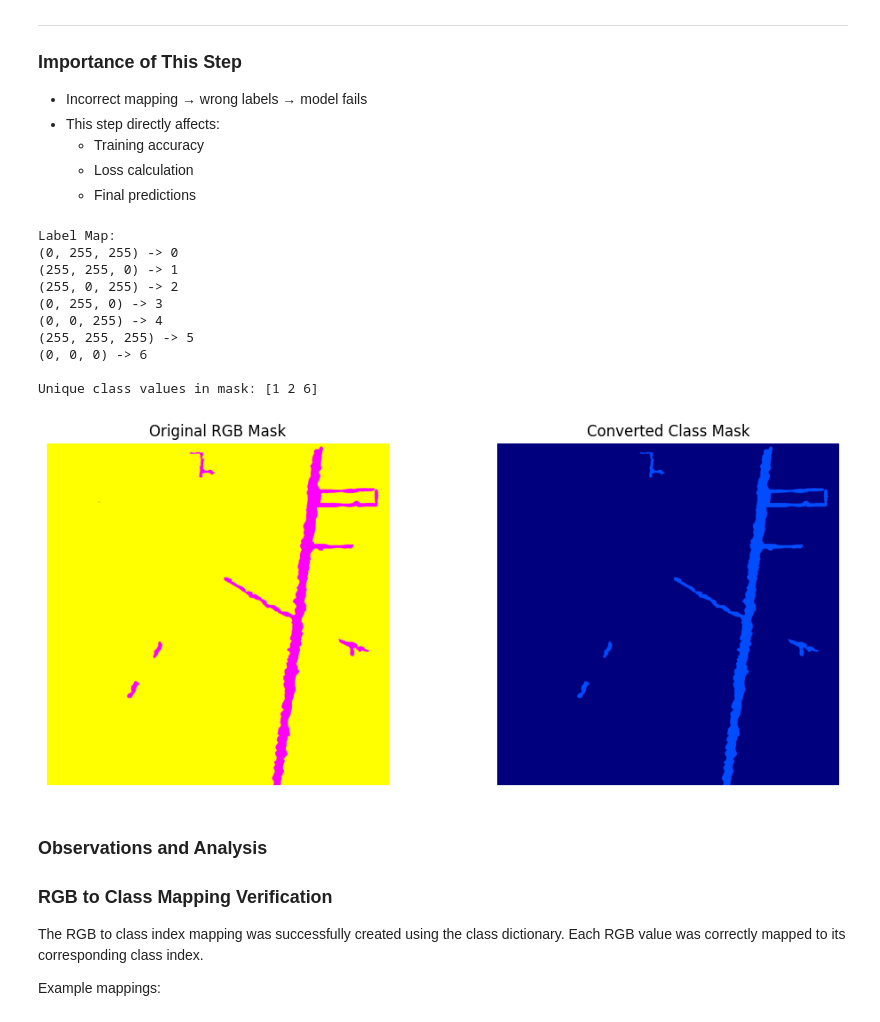
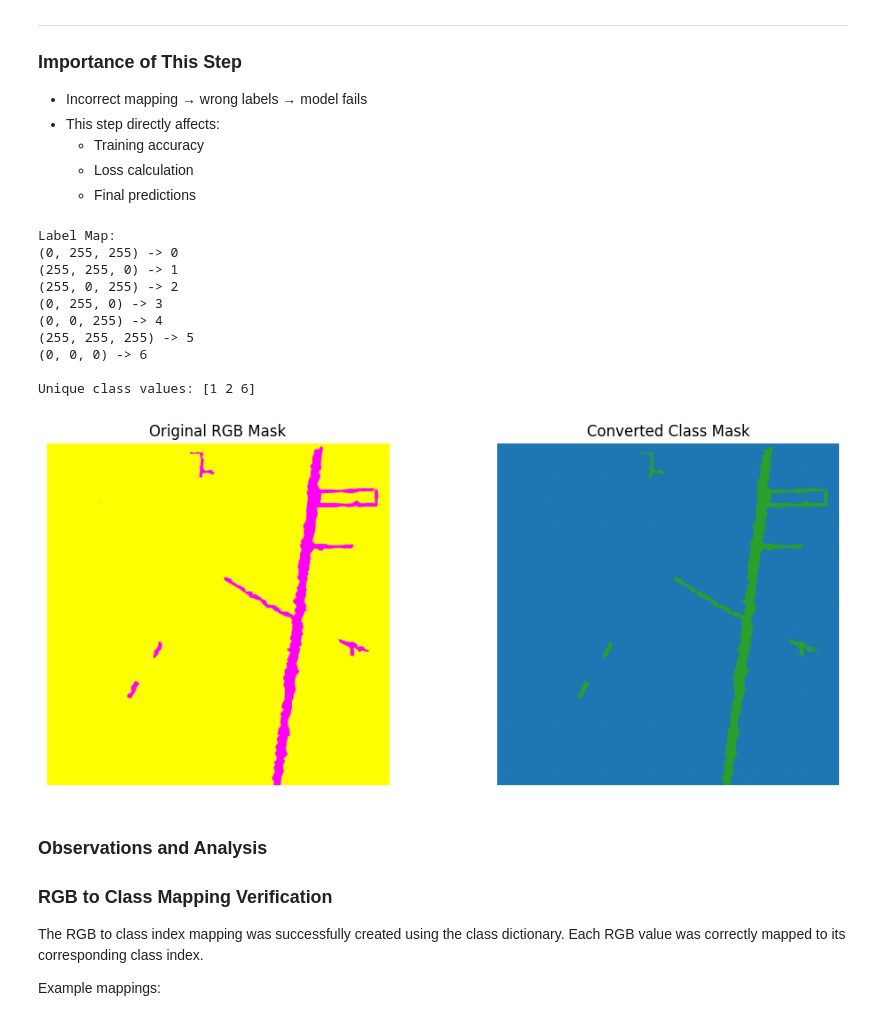
Before and after one commit to SaiJeevan25/Deep-Learning-Practice, a Jupyter notebook: Custom_Dataset_Deep_Globe_Classification.ipynb, the cells around one changed output. Cells and saved outputs as stored; diff of their text form; code cells hidden in the pictures.

```diff
--- a/Custom_Dataset_Deep_Globe_Classification.ipynb
+++ b/Custom_Dataset_Deep_Globe_Classification.ipynb
@@ -319,7 +333,10 @@ import cv2
 import os
 import matplotlib.pyplot as plt
 
-# Step 1: Create RGB → class index mapping
+# =========================
+# Step 1: Create RGB → class mapping
+# =========================
+
 label_map = {}
 for i, row in class_dict.iterrows():
     rgb = (row['r'], row['g'], row['b'])
@@ -329,57 +346,76 @@ print("Label Map:")
 for k, v in label_map.items():
     print(f"{k} -> {v}")
 
-# Step 2: Conversion function
+# =========================
+# Step 2: FAST Conversion Function (vectorized)
+# =========================
+
 def rgb_to_class(mask):
     h, w, _ = mask.shape
-    class_mask = np.zeros((h, w), dtype=np.uint8)
+
+    # reshape to (num_pixels, 3)
+    flat_mask = mask.reshape(-1, 3)
+
+    class_mask = np.zeros(flat_mask.shape[0], dtype=np.uint8)
 
     for rgb, idx in label_map.items():
-        matches = np.all(mask == rgb, axis=-1)
+        matches = np.all(flat_mask == rgb, axis=1)
         class_mask[matches] = idx
 
-    return class_mask
+    return class_mask.reshape(h, w)
 
+# =========================
 # Step 3: Test on one sample
-sample_row = metadata.iloc[0]
+# =========================
+
+idx = 0
+sample_row = metadata.iloc[idx]
 
 img_path = os.path.join(DATASET_PATH, sample_row['sat_image_path'])
 mask_path = os.path.join(DATASET_PATH, sample_row['mask_path'])
 
+# Load mask
 mask = cv2.imread(mask_path)
 mask = cv2.cvtColor(mask, cv2.COLOR_BGR2RGB)
 
+# Convert mask
 class_mask = rgb_to_class(mask)
 
-# Step 4: Check unique classes
-print("\nUnique class values in mask:", np.unique(class_mask))
+# =========================
+# Step 4: Check correctness
+# =========================
 
+print("\nUnique class values:", np.unique(class_mask))
+
+# =========================
 # Step 5: Visualization
+# =========================
+
 plt.figure(figsize=(12,5))
 
 plt.subplot(1,2,1)
 plt.imshow(mask)
 plt.title("Original RGB Mask")
 plt.axis("off")
 
 plt.subplot(1,2,2)
-plt.imshow(class_mask, cmap='jet')
+plt.imshow(class_mask, cmap='tab20')
 plt.title("Converted Class Mask")
 plt.axis("off")
 
 plt.show()
 # %% [output]
 Label Map:
 (0, 255, 255) -> 0
 (255, 255, 0) -> 1
 (255, 0, 255) -> 2
 (0, 255, 0) -> 3
 (0, 0, 255) -> 4
 (255, 255, 255) -> 5
 (0, 0, 0) -> 6
 
-Unique class values in mask: [1 2 6]
+Unique class values: [1 2 6]
-[figure, old version]
+[figure, new version]
 # %% [markdown]
 ### Observations and Analysis
 
```
Also changed, not shown: parts of 32 cells of this notebook.
